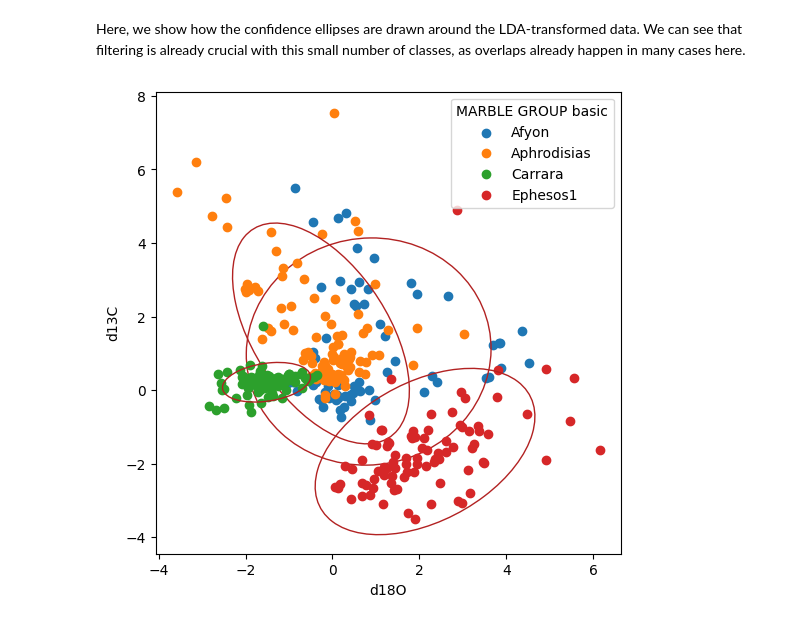
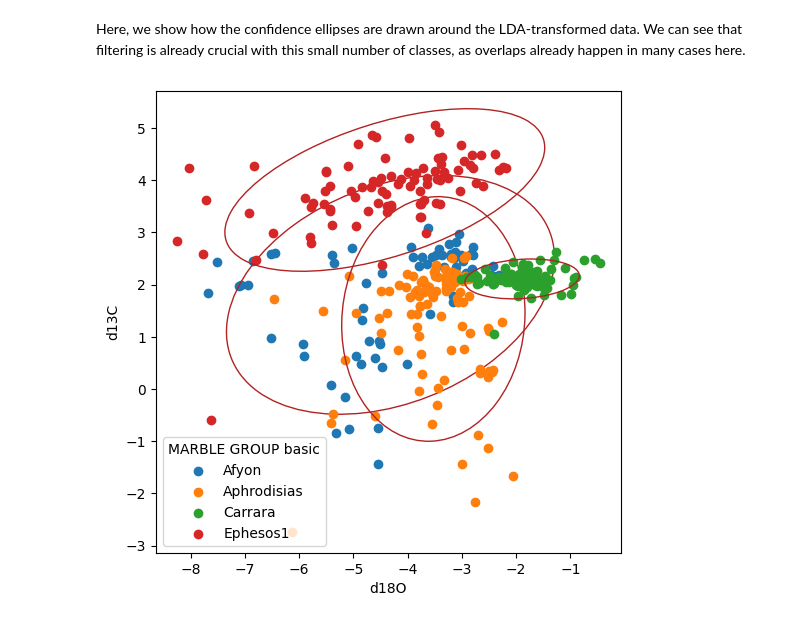
Before and after one commit to jsutphen/marbleClassification, a Jupyter notebook: classification.ipynb, the cells around one changed output. Cells and saved outputs as stored; diff of their text form; code cells hidden in the pictures.

Commit message:
remove LDA transform, correct ellipse scaling

```diff
--- a/classification.ipynb
+++ b/classification.ipynb
@@ -56,21 +53,0 @@ Here, we transform the data using LDA.
-# %%
-clf = LinearDiscriminantAnalysis()
-transformed_isotopes = clf.fit_transform(db[["d18O", "d13C"]], db["MARBLE GROUP basic"])
-
-classes = db["MARBLE GROUP basic"].unique()
-
-for class_name in filtered_classes:
-
-    # class mask is a boolean vector of the length of the db column used here
-    class_mask = db["MARBLE GROUP basic"] == class_name
-
-    # class mask is used to index the numpy ndarray
-    plt.scatter(
-        transformed_isotopes[class_mask, 0],
-        transformed_isotopes[class_mask, 1],
-        label=class_name)
-
-plt.xlabel('d18O')
-plt.ylabel('d13C')
-plt.legend(title='MARBLE GROUP basic')
-plt.show()
@@ -135,13 +110,25 @@ Here, we show how the confidence ellipses are drawn around the LDA-transformed d
 # %%
 fig, ax = plt.subplots(figsize=(6, 6))
 
+# scaling factor for 90 % confidence ellipses, following this page https://www.visiondummy.com/2014/04/draw-error-ellipse-representing-covariance-matrix/
+# in the confidence ellipse algorithm, each axis is scaled by 2 * n_std * standard_deviation
+n_std = np.sqrt(4.605)
+
 for class_name in filtered_classes:
     class_mask = db["MARBLE GROUP basic"] == class_name
-    plt.scatter(transformed_isotopes[class_mask, 0], transformed_isotopes[class_mask, 1], label=class_name)
-    confidence_ellipse(transformed_isotopes[class_mask, 0], transformed_isotopes[class_mask, 1], ax, n_std=2, edgecolor='firebrick')
+    plt.scatter(
+        db.loc[class_mask, "d18O"],
+        db.loc[class_mask, "d13C"],
+        label=class_name)
+    confidence_ellipse(
+        db.loc[class_mask, "d18O"],
+        db.loc[class_mask, "d13C"],
+        ax,
+        n_std=n_std,
+        edgecolor='firebrick')
 plt.xlabel('d18O')
 plt.ylabel('d13C')
 plt.legend(title='MARBLE GROUP basic')
 plt.show()
 # %% [output]
-[figure, old version]
+[figure, new version]
```
Also changed, not shown: parts of 3 cells of this notebook.
